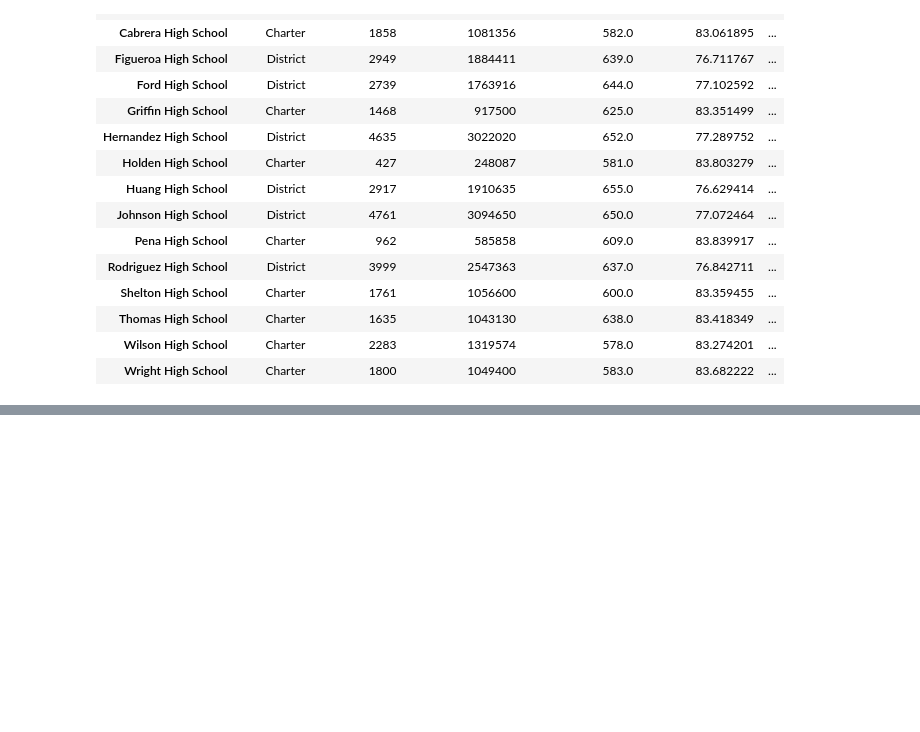
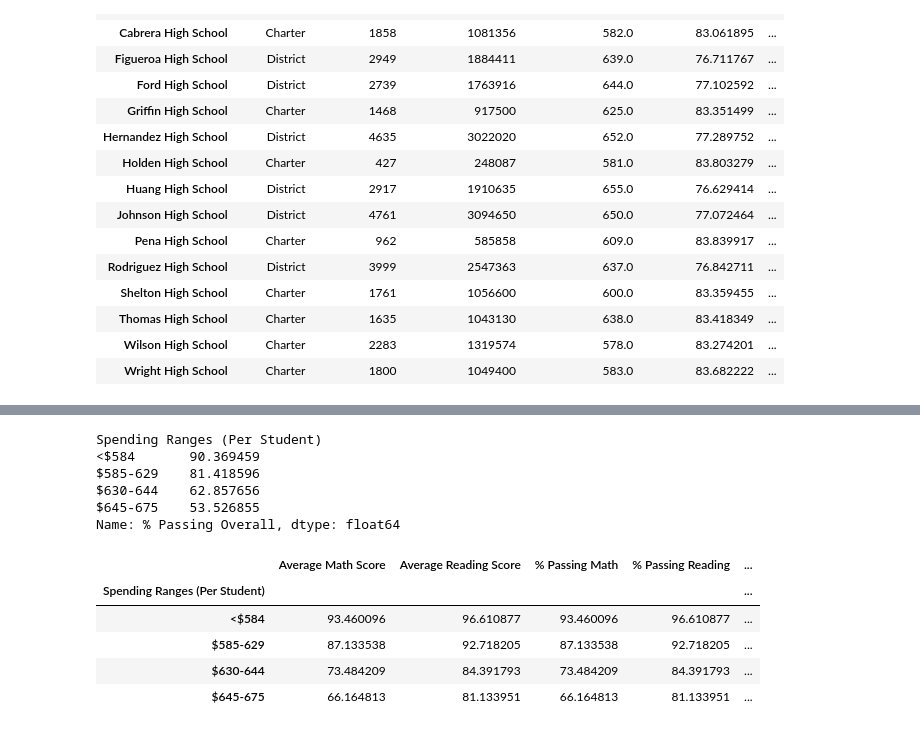
Before and after one commit to eric-spoerner/school-district-analysis, a Jupyter notebook: PyCitySchools.ipynb, the cells around one changed output, grey strips where cells are left out. Saved outputs shown, nothing was run; the diff lists cells and outputs as text; code cells hidden in the pictures; blank space fills up the shorter version.

```diff
--- a/PyCitySchools.ipynb
+++ b/PyCitySchools.ipynb
@@ -1085,0 +1081,6 @@ reading_scores_by_grade
+# %%
+# create bins for segmenting schools based on per capita budget
+spending_bins = [0, 585, 630, 645, 675]
+group_names = ["<$584", "$585-629", "$630-644", "$645-675"]
+# create segment data using cut() and then identify schools in buckets using groupby() and count()
+per_school_capita.groupby(pd.cut(per_school_capita, spending_bins)).count()
@@ -1085,0 +1093,3 @@ reading_scores_by_grade
+# %%
+per_school_results["Spending Ranges (Per Student)"] = pd.cut(per_school_capita, spending_bins, labels=group_names)
+per_school_results
@@ -1085,0 +1114,33 @@ reading_scores_by_grade
+# %%
+spending_math_scores = per_school_results.groupby(['Spending Ranges (Per Student)']).mean()['Average Math Score']
+spending_reading_scores = per_school_results.groupby(['Spending Ranges (Per Student)']).mean()['Average Reading Score']
+spending_passing_math = per_school_results.groupby(['Spending Ranges (Per Student)']).mean()['% Passing Math']
+spending_passing_reading = per_school_results.groupby(['Spending Ranges (Per Student)']).mean()['% Passing Reading']
+overall_passing_spending = per_school_results.groupby(['Spending Ranges (Per Student)']).mean()['% Passing Overall']
+
+overall_passing_spending
+# %% [output]
+Spending Ranges (Per Student)
+<$584       90.369459
+$585-629    81.418596
+$630-644    62.857656
+$645-675    53.526855
+Name: % Passing Overall, dtype: float64
+# %%
+spending_summary_df = pd.DataFrame(
+    {"Average Math Score": spending_passing_math,
+     "Average Reading Score": spending_passing_reading,
+     "% Passing Math": spending_passing_math,
+     "% Passing Reading": spending_passing_reading,
+     "% Passing Overall": overall_passing_spending
+    }
+)
+
+spending_summary_df
+# %% [output]
+|  | Average Math Score | Average Reading Score | % Passing Math | % Passing Reading | ... |
+| Spending Ranges (Per Student) |  |  |  |  | ... |
+| <$584 | 93.460096 | 96.610877 | 93.460096 | 96.610877 | ... |
+| $585-629 | 87.133538 | 92.718205 | 87.133538 | 92.718205 | ... |
+| $630-644 | 73.484209 | 84.391793 | 73.484209 | 84.391793 | ... |
+| $645-675 | 66.164813 | 81.133951 | 66.164813 | 81.133951 | ... |
```
Also changed, not shown: parts of 34 cells of this notebook.
